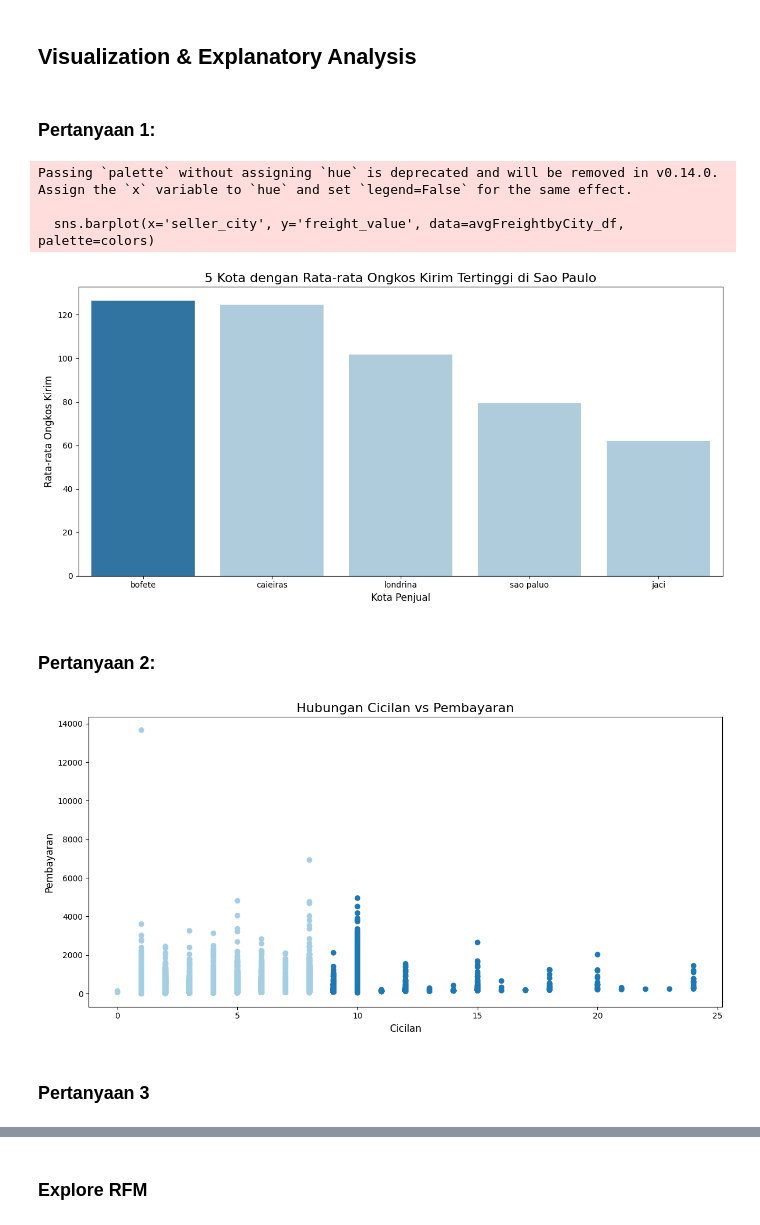
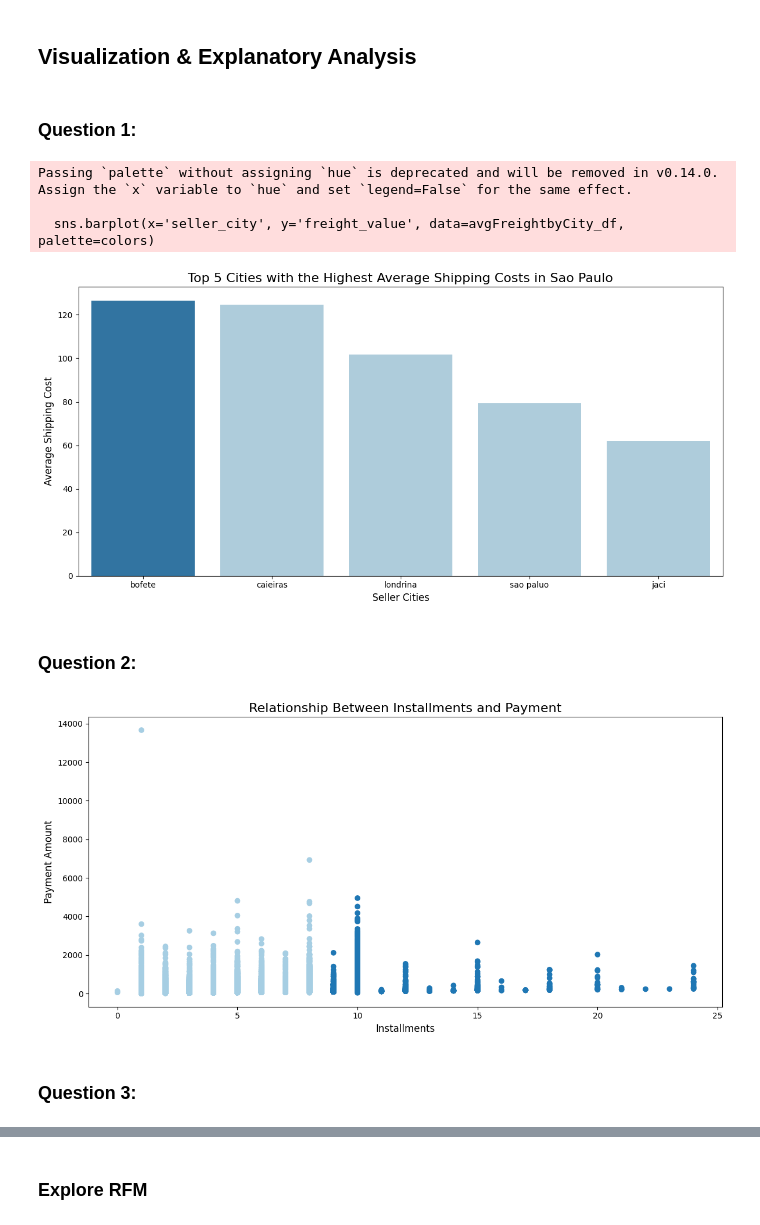
Before and after one commit to nurrizkyaj/e-commerce-analysis, a Jupyter notebook: notebook.ipynb, the cells around one changed output, grey strips where cells are left out. Saved outputs shown, nothing was run; the diff lists cells and outputs as text; code cells hidden in the pictures.

```diff
--- a/notebook.ipynb
+++ b/notebook.ipynb
@@ -513,7 +517,7 @@ reviews_df.head()
 # %% [markdown]
 ## Visualization & Explanatory Analysis
 # %% [markdown]
-### Pertanyaan 1:
+### Question 1:
 # %%
 avgFreightbyCity_df = avgFreightbyCity_df.sort_values(by='freight_value', ascending=False).head(5)
 
@@ -523,10 +527,10 @@ plt.figure(figsize=(12,6))
 
 sns.barplot(x='seller_city', y='freight_value', data=avgFreightbyCity_df, palette=colors)
 
-plt.title('5 Kota dengan Rata-rata Ongkos Kirim Tertinggi di Sao Paulo', fontsize=16)
+plt.title('Top 5 Cities with the Highest Average Shipping Costs in Sao Paulo', fontsize=16)
 
-plt.xlabel('Kota Penjual', fontsize=12)
-plt.ylabel('Rata-rata Ongkos Kirim', fontsize=12)
+plt.xlabel('Seller Cities', fontsize=12)
+plt.ylabel('Average Shipping Cost', fontsize=12)
 
 plt.tight_layout()
 plt.show()
@@ -534,25 +538,25 @@ plt.show()
 Passing `palette` without assigning `hue` is deprecated and will be removed in v0.14.0. Assign the `x` variable to `hue` and set `legend=False` for the same effect.
 
   sns.barplot(x='seller_city', y='freight_value', data=avgFreightbyCity_df, palette=colors)
-[figure, old version]
+[figure, new version]
 # %% [markdown]
-### Pertanyaan 2:
+### Question 2:
 # %%
 colors = ['#1f77b4' if x > 8 else '#a6cee3' for x in creditCards_df['payment_installments']]
 
 plt.figure(figsize=(12, 6))
 plt.scatter(creditCards_df['payment_installments'], creditCards_df['payment_value'], c=colors)
 
-plt.title('Hubungan Cicilan vs Pembayaran', fontsize=16)
-plt.xlabel('Cicilan', fontsize=12)
-plt.ylabel('Pembayaran', fontsize=12)
+plt.title('Relationship Between Installments and Payment', fontsize=16)
+plt.xlabel('Installments', fontsize=12)
+plt.ylabel('Payment Amount', fontsize=12)
 
 plt.tight_layout()
 plt.show()
 # %% [output]
-[figure, old version]
+[figure, new version]
 # %% [markdown]
-### Pertanyaan 3
+### Question 3:
 # %%
 colors = {"False": "#1f77b4", "True":  '#a6cee3'}
 
```
Also changed, not shown: parts of 39 cells of this notebook, 1 other file.
